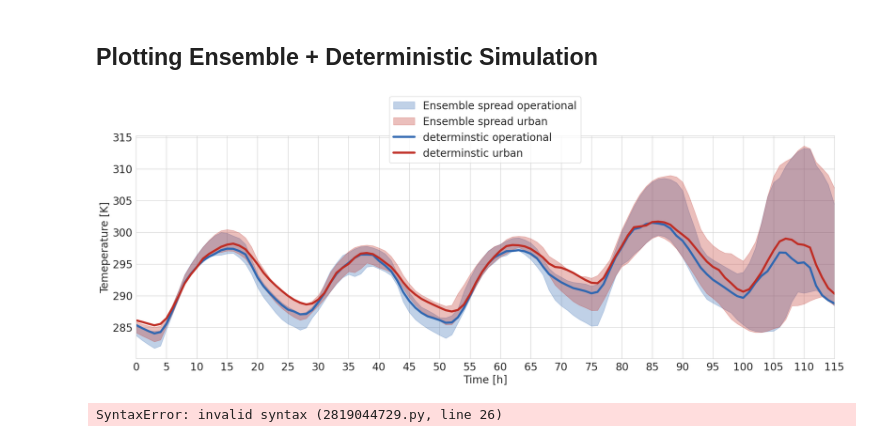
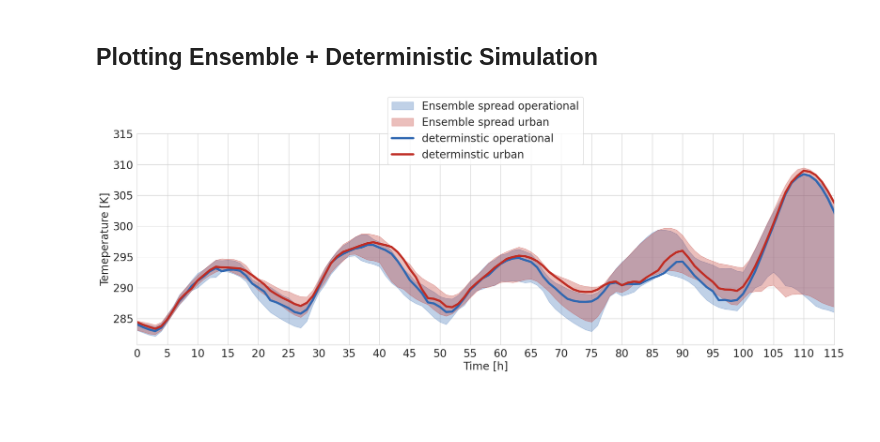
Before and after one commit to maymeret/master_thesis, a Jupyter notebook: 2022_cEU_lineplots_ensemble.ipynb, the cells around one changed output. Saved outputs shown, nothing was run; the diff lists cells and outputs as text; code cells hidden in the pictures; blank space fills up the shorter version.

```diff
--- a/2022_cEU_lineplots_ensemble.ipynb
+++ b/2022_cEU_lineplots_ensemble.ipynb
@@ -440,7 +440,7 @@ der exponentielle Abfall kommt daher, dass sich die Wellen unterscheiden und des
 # %% [markdown]
 ## Plotting Ensemble + Deterministic Simulation
 # %%
-x = 0
+x = 1
 
 fig, axes = plt.subplots(figsize=(20,8))
 
@@ -456,69 +456,32 @@ axes.fill_between(range(len(mean_over_mem_WU_cell[x])),
 #    axes.plot(T_2M_WU_sEU_dim_hour_mem[mem_id].isel(cell=x).values, color='#BF2C23', alpha=0.4, linewidth=0.5, ls = 'dotted')
 
 #for mem_id in mem_ids:
 #    axes.plot(T_2M_NU_sEU_dim_hour_mem[mem_id].isel(cell=0).values, color='#2F67B1', alpha=0.4, linewidth=0.5, ls = 'dashed')
 
 
 
 axes.plot(T_2M_NU_cEU_dim_hour_det.isel(cell=x).values, color='#2F67B1', linewidth=4,
           label = 'determinstic operational')
 axes.plot(T_2M_WU_cEU_dim_hour_det.isel(cell=x).values, color='#BF2C23', linewidth=4,
          label='determinstic urban')
 
 x_values = np.arange(0, 120, 5)
 plt.xlim(x_values[0], x_values[-1])
 plt.xticks(x_values, fontsize = 20)
 
 y_values = np.arange(285, 318, 5)
 plt.yticks(y_values, fontsize = 20)
 
 plt.yticks(fontsize = 20)
 
 
 plt.ylabel('Temeperature [K]', size = 20)
 plt.xlabel('Time [h]', size = 20)
 
 
 axes.legend(bbox_to_anchor=(0.5, 1.2), loc='upper center', fontsize = 20)
 plt.tight_layout()
-#plt.savefig('../plots_2024/cEU_lineplot_ensemble_NU_WU_Berlin_2022.jpeg')
+plt.savefig('../plots_2024/cEU_lineplot_ensemble_NU_WU_Warsaw_2022.jpeg')
 plt.show()
 # %% [output]
-[figure, old version]
+[figure, new version]
-# %%
-#combining the athens plots
-
-plt.rcParams.update({'font.size': 24})
-fig, axes = plt.subplots(figsize=(20,6))
-
-
-#for mem_id in mem_ids:
-#    axes.plot(T_2M_WU_sEU_dim_hour_mem[mem_id].isel(cell=0).values, color='#DB1048', alpha=0.4, linewidth=0.5, ls = 'dotted')
-
-plt.fill_between(range(len(mean_over_mem_WU_cell[x])),
-                 (max_over_mem_WU_cell[2] + max_over_mem_WU_cell[3])/2 ,
-                 (min_over_mem_WU_cell[2] + min_over_mem_WU_cell[3])/2, alpha = .3, color = '#BF2C23',
-                label = 'Ensemble spread operational')
-
-#for mem_id in mem_ids:
-#    axes.plot(T_2M_NU_sEU_dim_hour_mem[mem_id].isel(cell=0).values, color='#F4B301', alpha=0.4, linewidth=0.5, ls = 'dashed')
-
-plt.fill_between(range(len(mean_over_mem_WU_cell[x])),
-                 (max_over_mem_NU_cell[2] + max_over_mem_NU_cell[3])/2,
-                 (min_over_mem_NU_cell[2] + min_over_mem_NU_cell[3])/2, alpha = .3, color = '#2F67B1',
-                label = 'Ensemble spread urban')
-
-plt.plot((T_2M_WU_sEU_dim_hour_det.isel(cell=2).values + T_2M_WU_sEU_dim_hour_det.isel(cell=3).values)/2,
-         color = '#BF2C23', linewidth=4, label='determinstic urban')
-plt.plot((T_2M_NU_sEU_dim_hour_det.isel(cell=2).values + T_2M_NU_sEU_dim_hour_det.isel(cell=3).values,
-         color = '#2F67B1', linewidth=4, label = 'determinstic operational')
-
-
-plt.ylabel('Temeperature [K]')
-plt.xlabel('Time [h]')
-plt.legend()
-axes.legend(loc='center left', bbox_to_anchor=(1, 0.5))
-plt.tight_layout()
-plt.show()
-# %% [output]
-SyntaxError: invalid syntax (2819044729.py, line 26)
```
Also changed, not shown: parts of 4 cells of this notebook, 1 other file.
